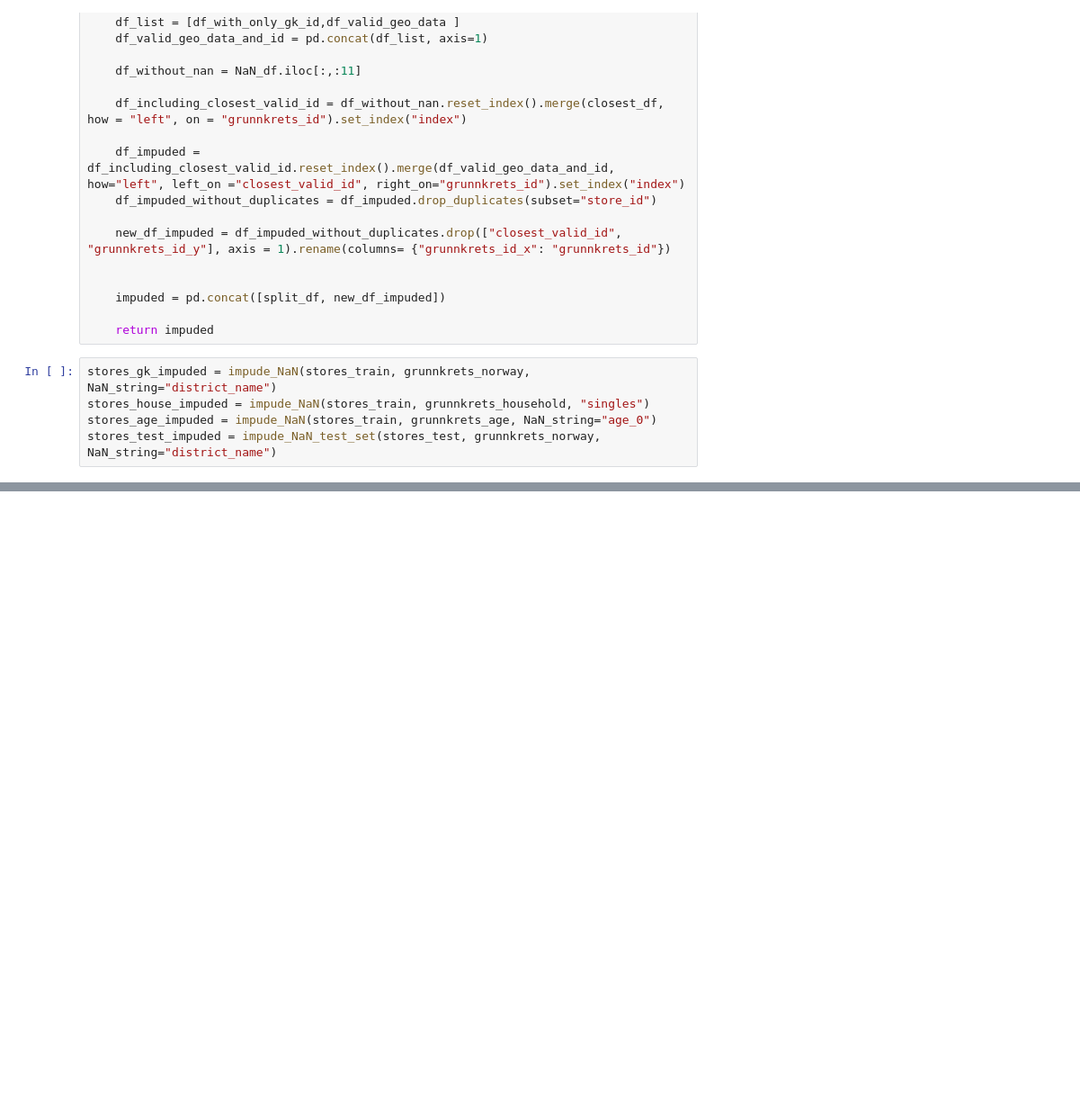
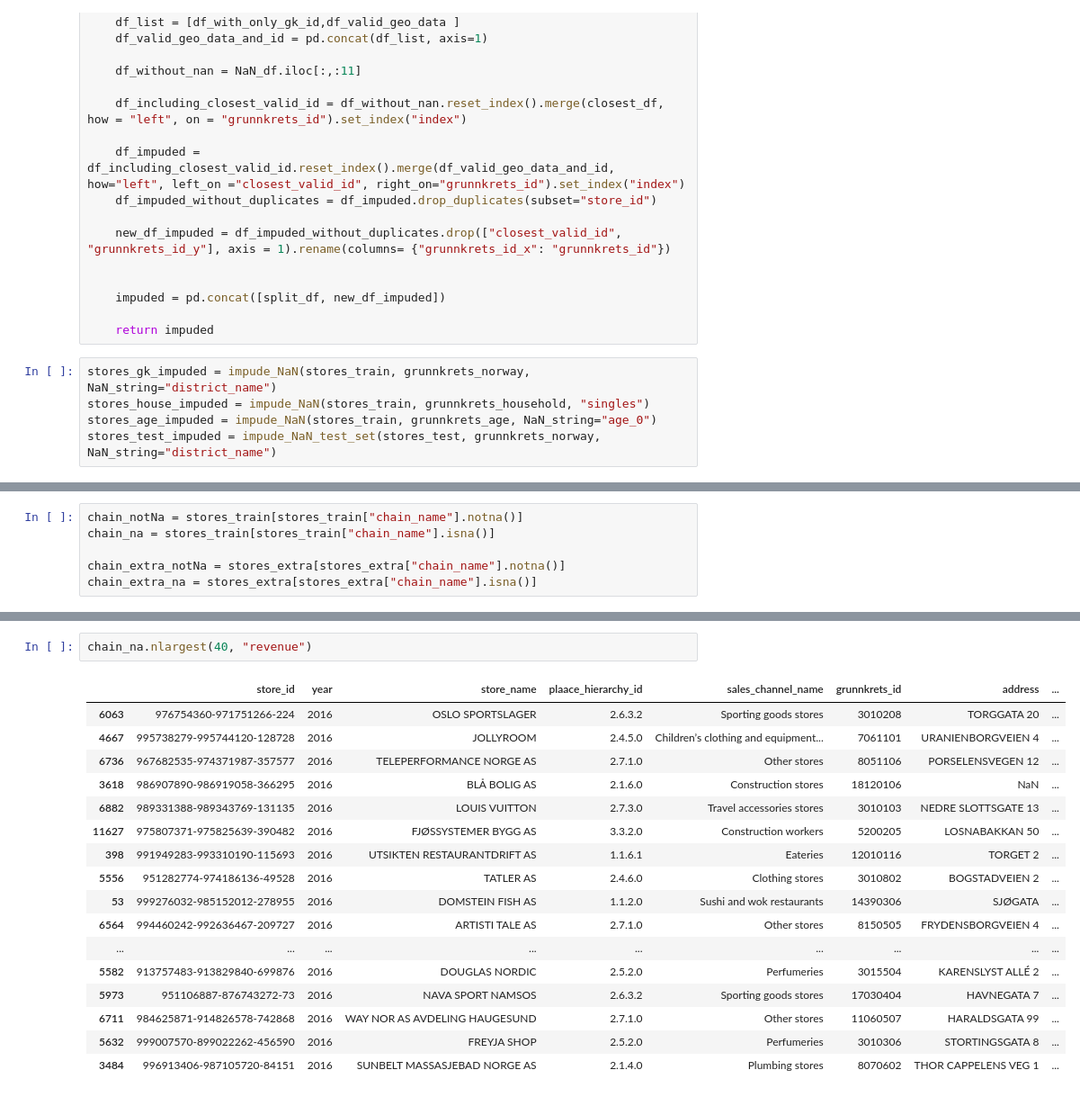
Before and after one commit to SimenQ/machine_learning, a Jupyter notebook: notebooks/Arash/impuding.ipynb, the cells around one changed output, grey strips where cells are left out. Shown at 90% size. Cells and saved outputs as stored; diff of their text form; blank space fills up the shorter version.

```diff
--- a/notebooks/Arash/impuding.ipynb
+++ b/notebooks/Arash/impuding.ipynb
@@ -193,0 +141,6 @@ Length: 168, dtype: int64
+# %%
+chain_notNa = stores_train[stores_train["chain_name"].notna()]
+chain_na = stores_train[stores_train["chain_name"].isna()]
+
+chain_extra_notNa = stores_extra[stores_extra["chain_name"].notna()]
+chain_extra_na = stores_extra[stores_extra["chain_name"].isna()]
@@ -193,0 +163,20 @@ Length: 168, dtype: int64
+# %%
+chain_na.nlargest(40, "revenue")
+# %% [output]
+|  | store_id | year | store_name | plaace_hierarchy_id | sales_channel_name | grunnkrets_id | address | ... |
+| 6063 | 976754360-971751266-224 | 2016 | OSLO SPORTSLAGER | 2.6.3.2 | Sporting goods stores | 3010208 | TORGGATA 20 | ... |
+| 4667 | 995738279-995744120-128728 | 2016 | JOLLYROOM | 2.4.5.0 | Children’s clothing and equipment... | 7061101 | URANIENBORGVEIEN 4 | ... |
+| 6736 | 967682535-974371987-357577 | 2016 | TELEPERFORMANCE NORGE AS | 2.7.1.0 | Other stores | 8051106 | PORSELENSVEGEN 12 | ... |
+| 3618 | 986907890-986919058-366295 | 2016 | BLÅ BOLIG AS | 2.1.6.0 | Construction stores | 18120106 | NaN | ... |
+| 6882 | 989331388-989343769-131135 | 2016 | LOUIS VUITTON | 2.7.3.0 | Travel accessories stores | 3010103 | NEDRE SLOTTSGATE 13 | ... |
+| 11627 | 975807371-975825639-390482 | 2016 | FJØSSYSTEMER BYGG AS | 3.3.2.0 | Construction workers | 5200205 | LOSNABAKKAN 50 | ... |
+| 398 | 991949283-993310190-115693 | 2016 | UTSIKTEN RESTAURANTDRIFT AS | 1.1.6.1 | Eateries | 12010116 | TORGET 2 | ... |
+| 5556 | 951282774-974186136-49528 | 2016 | TATLER AS | 2.4.6.0 | Clothing stores | 3010802 | BOGSTADVEIEN 2 | ... |
+| 53 | 999276032-985152012-278955 | 2016 | DOMSTEIN FISH AS | 1.1.2.0 | Sushi and wok restaurants | 14390306 | SJØGATA | ... |
+| 6564 | 994460242-992636467-209727 | 2016 | ARTISTI TALE AS | 2.7.1.0 | Other stores | 8150505 | FRYDENSBORGVEIEN 4 | ... |
+| ... | ... | ... | ... | ... | ... | ... | ... | ... |
+| 5582 | 913757483-913829840-699876 | 2016 | DOUGLAS NORDIC | 2.5.2.0 | Perfumeries | 3015504 | KARENSLYST ALLÉ 2 | ... |
+| 5973 | 951106887-876743272-73 | 2016 | NAVA SPORT NAMSOS | 2.6.3.2 | Sporting goods stores | 17030404 | HAVNEGATA 7 | ... |
+| 6711 | 984625871-914826578-742868 | 2016 | WAY NOR AS AVDELING HAUGESUND | 2.7.1.0 | Other stores | 11060507 | HARALDSGATA 99 | ... |
+| 5632 | 999007570-899022262-456590 | 2016 | FREYJA SHOP | 2.5.2.0 | Perfumeries | 3010306 | STORTINGSGATA 8 | ... |
+| 3484 | 996913406-987105720-84151 | 2016 | SUNBELT MASSASJEBAD NORGE AS | 2.1.4.0 | Plumbing stores | 8070602 | THOR CAPPELENS VEG 1 | ... |
```
Also changed, not shown: parts of 14 cells of this notebook, 19 other files.
